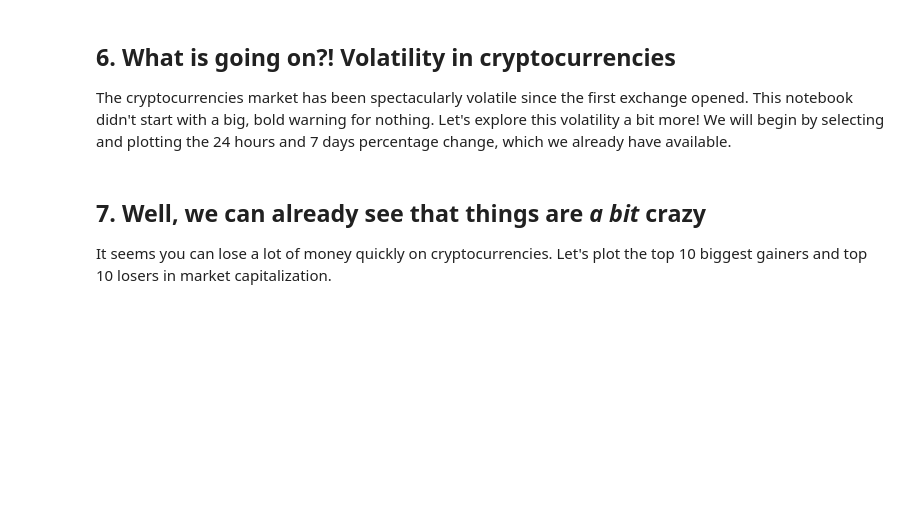
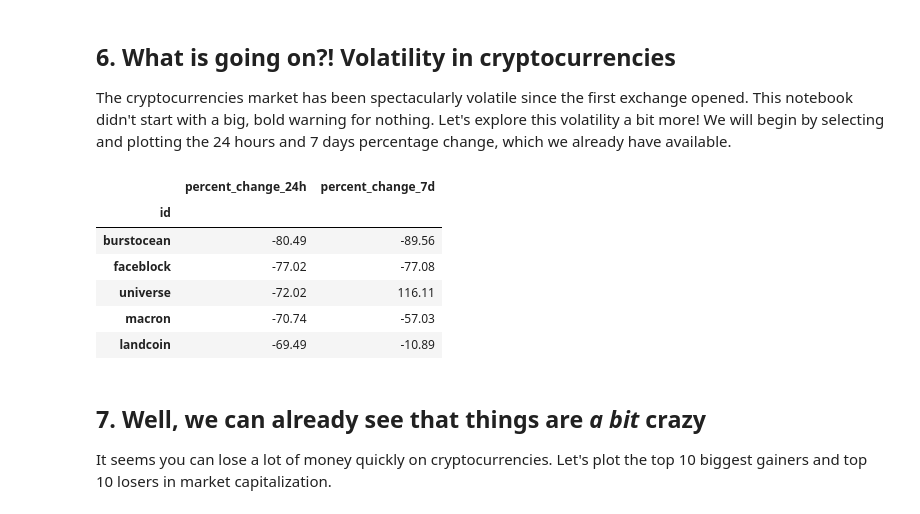
Before and after one commit to brandn/dc-project-crypto-market, a Jupyter notebook: bitcoin_example.ipynb, the cells around one changed output. Saved outputs shown, nothing was run; the diff lists cells and outputs as text; code cells hidden in the pictures; blank space fills up the shorter version.

```diff
--- a/bitcoin_example.ipynb
+++ b/bitcoin_example.ipynb
@@ -33,10 +33,12 @@ current.head()
 <p>The previous API call returns only the first 100 coins, and we want to explore as many coins as possible. Moreover, we can't produce reproducible analysis with live online data. To solve these problems, we will load a CSV we conveniently saved on the 6th of December of 2017 using the API call <code>https://api.coinmarketcap.com/v1/ticker/?limit=0</code> named <code>datasets/coinmarketcap_06122017.csv</code>. </p>
 # %%
 # Reading datasets/coinmarketcap_06122017.csv into pandas
-dec6 = ...
+# not availble, using newer dataset
+dec6 = pd.read_json('https://api.coinmarketcap.com/v1/ticker/?limit=0')
+#dec6 = pd.read_csv('datasets/coinmarketcap_06122017.csv')
 
 # Selecting the 'id' and the 'market_cap_usd' columns
-market_cap_raw = ...
+market_cap_raw = dec6[['id','market_cap_usd']]
 
 # Counting the number of values
-# ... YOUR CODE FOR TASK 2 ...
+market_cap_raw.count()
@@ -91,16 +107,24 @@ ax = ...
 <p>The cryptocurrencies market has been spectacularly volatile since the first exchange opened. This notebook didn't start with a big, bold warning for nothing. Let's explore this volatility a bit more! We will begin by selecting and plotting the 24 hours and 7 days percentage change, which we already have available.</p>
 # %%
 # Selecting the id, percent_change_24h and percent_change_7d columns
-volatility = ...
+volatility = dec6[['id','percent_change_24h', 'percent_change_7d']]
 
 # Setting the index to 'id' and dropping all NaN rows
-volatility = ...
+volatility = volatility.dropna().set_index('id')
 
 # Sorting the DataFrame by percent_change_24h in ascending order
-volatility = ...
+volatility = volatility.sort_values(by='percent_change_24h', ascending=True)
 
 # Checking the first few rows
-# ... YOUR CODE FOR TASK 6 ...
+volatility.head()
+# %% [output]
+|  | percent_change_24h | percent_change_7d |
+| id |  |  |
+| burstocean | -80.49 | -89.56 |
+| faceblock | -77.02 | -77.08 |
+| universe | -72.02 | 116.11 |
+| macron | -70.74 | -57.03 |
+| landcoin | -69.49 | -10.89 |
 # %% [markdown]
 ## 7. Well, we can already see that things are *a bit* crazy
 <p>It seems you can lose a lot of money quickly on cryptocurrencies. Let's plot the top 10 biggest gainers and top 10 losers in market capitalization.</p>
```
Also changed, not shown: parts of 9 cells of this notebook.
